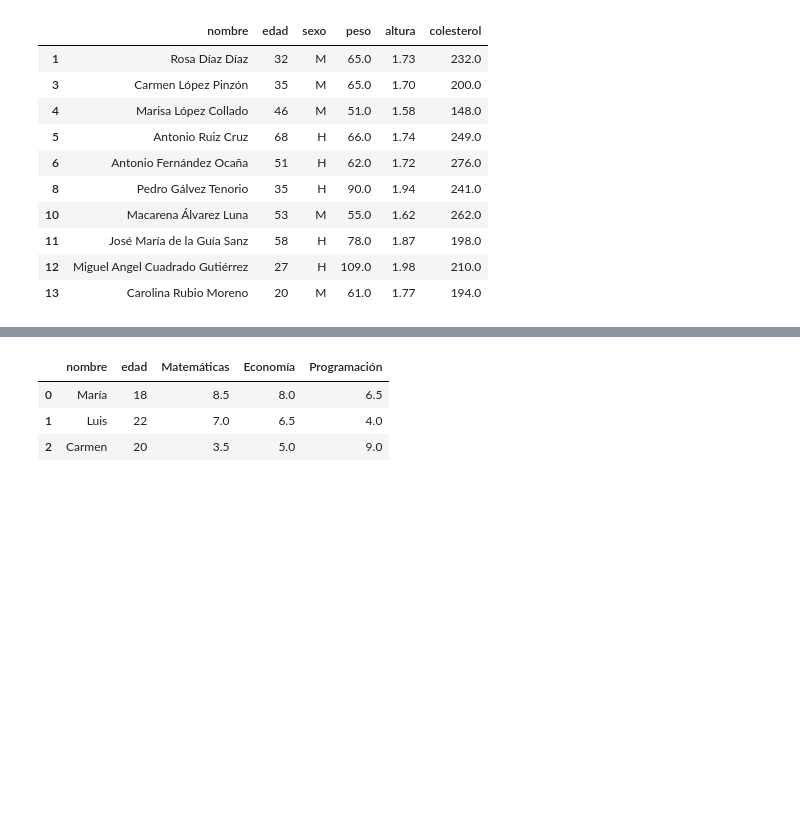
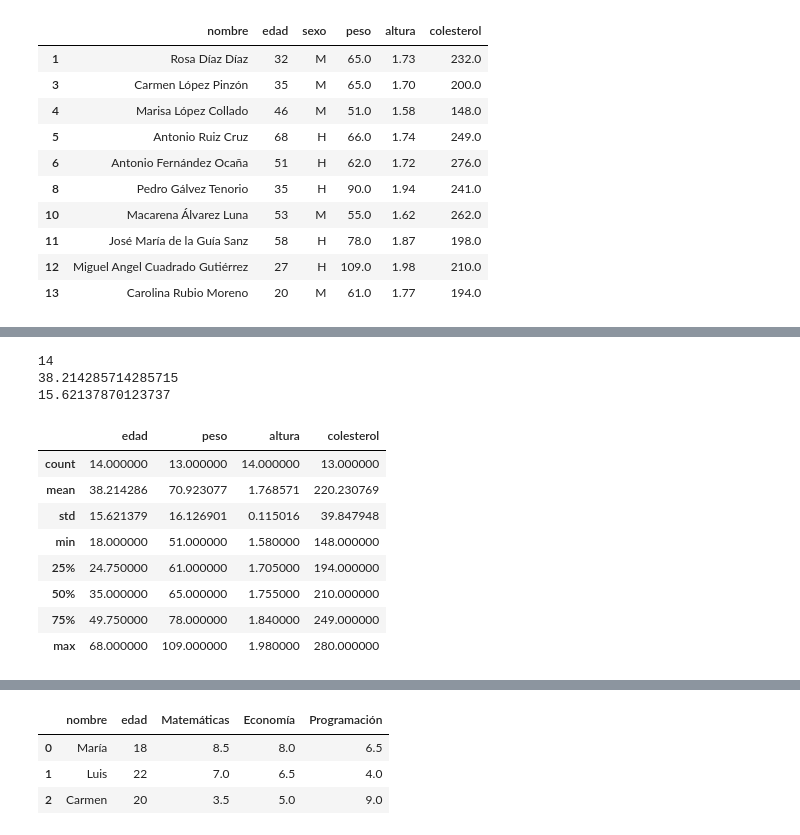
Before and after one commit to mtataytraining2/2_DataScience_Basics, a Jupyter notebook: Pandas/Pandas_dataframe_clase.ipynb, the cells around one changed output, grey strips where cells are left out. Cells and saved outputs as stored; diff of their text form; code cells hidden in the pictures; blank space fills up the shorter version.

```diff
--- a/Pandas/Pandas_dataframe_clase.ipynb
+++ b/Pandas/Pandas_dataframe_clase.ipynb
@@ -736,0 +763,20 @@ KeyError: "None of [IntervalIndex([(1, 20], (20, 40], (20, 40], (20, 40], (40, 6
+# %%
+print(dfcol['edad'].count())
+print(dfcol['edad'].mean())
+print(dfcol['edad'].std())
+# %% [output]
+14
+38.214285714285715
+15.62137870123737
+# %%
+dfcol.describe() #no incluye los datos tipo "objeto"
+# %% [output]
+|  | edad | peso | altura | colesterol |
+| count | 14.000000 | 13.000000 | 14.000000 | 13.000000 |
+| mean | 38.214286 | 70.923077 | 1.768571 | 220.230769 |
+| std | 15.621379 | 16.126901 | 0.115016 | 39.847948 |
+| min | 18.000000 | 51.000000 | 1.580000 | 148.000000 |
+| 25% | 24.750000 | 61.000000 | 1.705000 | 194.000000 |
+| 50% | 35.000000 | 65.000000 | 1.755000 | 210.000000 |
+| 75% | 49.750000 | 78.000000 | 1.840000 | 249.000000 |
+| max | 68.000000 | 109.000000 | 1.980000 | 280.000000 |
```
Also changed, not shown: parts of 8 cells of this notebook, 1 other file.
